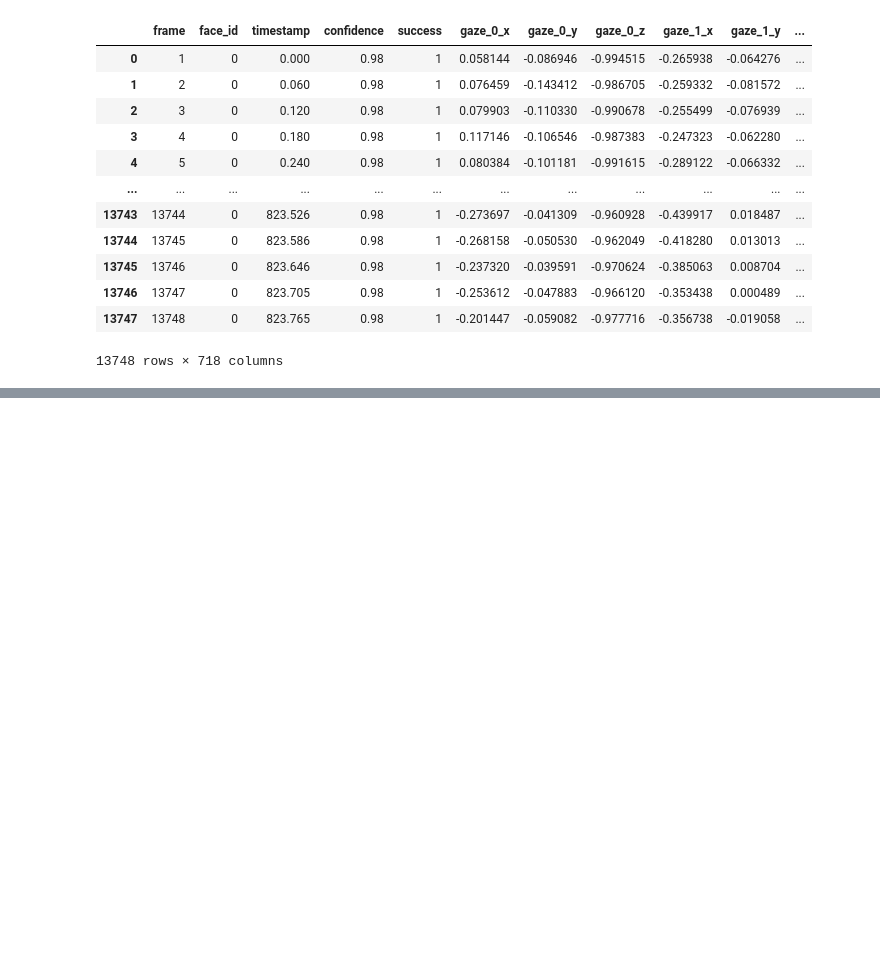
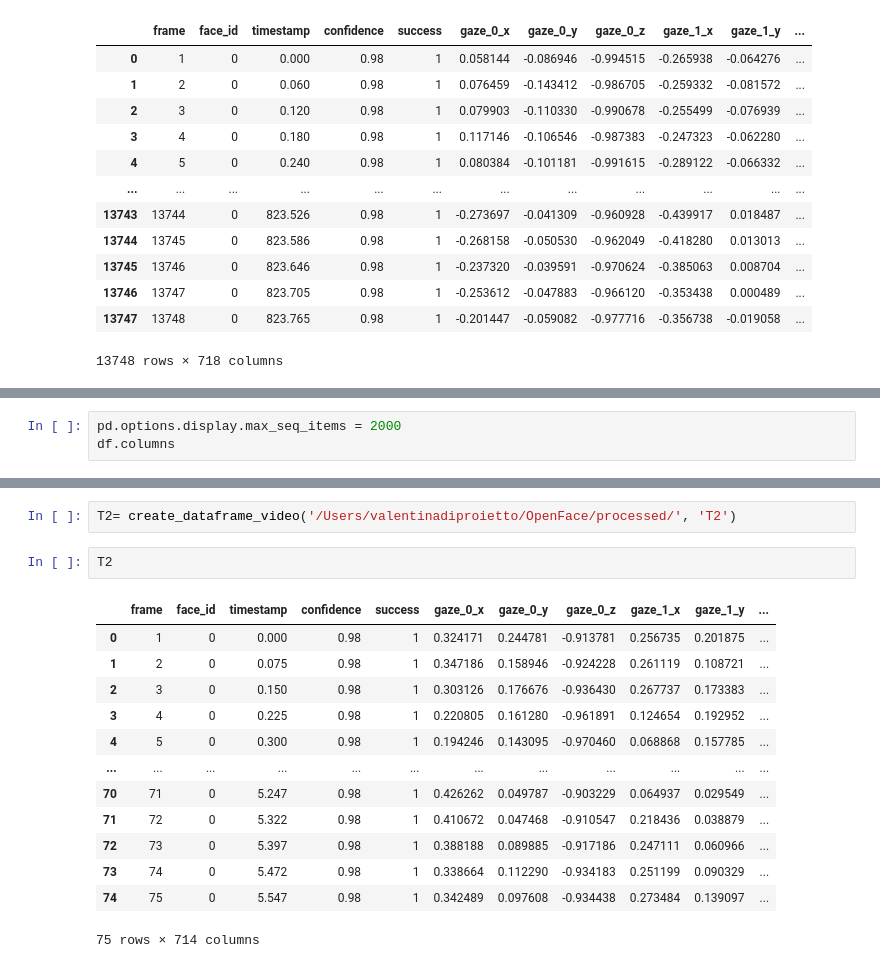
Before and after one commit to Projet-Fil-Rouge-AFPA/filrouge, a Jupyter notebook: Notebook_Valentina.ipynb, the cells around one changed output, grey strips where cells are left out. Cells and saved outputs as stored; diff of their text form; blank space fills up the shorter version.

```diff
--- a/Notebook_Valentina.ipynb
+++ b/Notebook_Valentina.ipynb
@@ -206,0 +170,3 @@ l’intensité et la présence d’unités d’action faciales et la direction d
+# %%
+pd.options.display.max_seq_items = 2000
+df.columns
@@ -206,0 +245,18 @@ l’intensité et la présence d’unités d’action faciales et la direction d
+# %%
+T2= create_dataframe_video('/Users/valentinadiproietto/OpenFace/processed/', 'T2')
+# %%
+T2
+# %% [output]
+|  | frame | face_id | timestamp | confidence | success | gaze_0_x | gaze_0_y | gaze_0_z | gaze_1_x | gaze_1_y | ... |
+| 0 | 1 | 0 | 0.000 | 0.98 | 1 | 0.324171 | 0.244781 | -0.913781 | 0.256735 | 0.201875 | ... |
+| 1 | 2 | 0 | 0.075 | 0.98 | 1 | 0.347186 | 0.158946 | -0.924228 | 0.261119 | 0.108721 | ... |
+| 2 | 3 | 0 | 0.150 | 0.98 | 1 | 0.303126 | 0.176676 | -0.936430 | 0.267737 | 0.173383 | ... |
+| 3 | 4 | 0 | 0.225 | 0.98 | 1 | 0.220805 | 0.161280 | -0.961891 | 0.124654 | 0.192952 | ... |
+| 4 | 5 | 0 | 0.300 | 0.98 | 1 | 0.194246 | 0.143095 | -0.970460 | 0.068868 | 0.157785 | ... |
+| ... | ... | ... | ... | ... | ... | ... | ... | ... | ... | ... | ... |
+| 70 | 71 | 0 | 5.247 | 0.98 | 1 | 0.426262 | 0.049787 | -0.903229 | 0.064937 | 0.029549 | ... |
+| 71 | 72 | 0 | 5.322 | 0.98 | 1 | 0.410672 | 0.047468 | -0.910547 | 0.218436 | 0.038879 | ... |
+| 72 | 73 | 0 | 5.397 | 0.98 | 1 | 0.388188 | 0.089885 | -0.917186 | 0.247111 | 0.060966 | ... |
+| 73 | 74 | 0 | 5.472 | 0.98 | 1 | 0.338664 | 0.112290 | -0.934183 | 0.251199 | 0.090329 | ... |
+| 74 | 75 | 0 | 5.547 | 0.98 | 1 | 0.342489 | 0.097608 | -0.934438 | 0.273484 | 0.139097 | ... |
+75 rows × 714 columns
```
Also changed, not shown: parts of 19 cells of this notebook.
